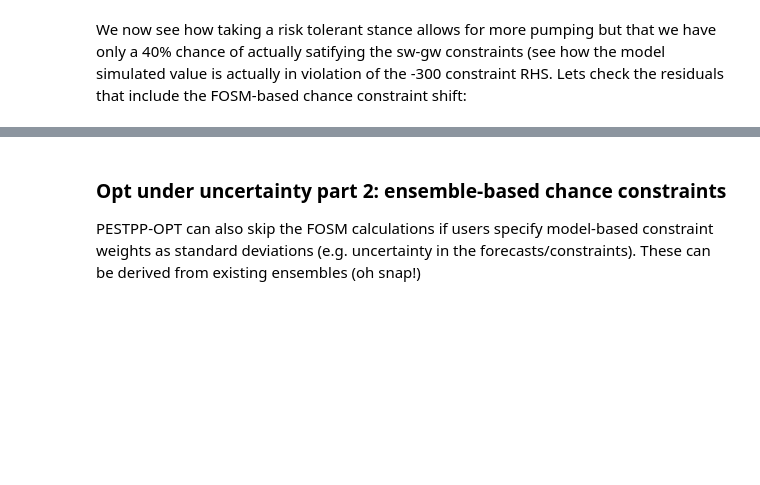
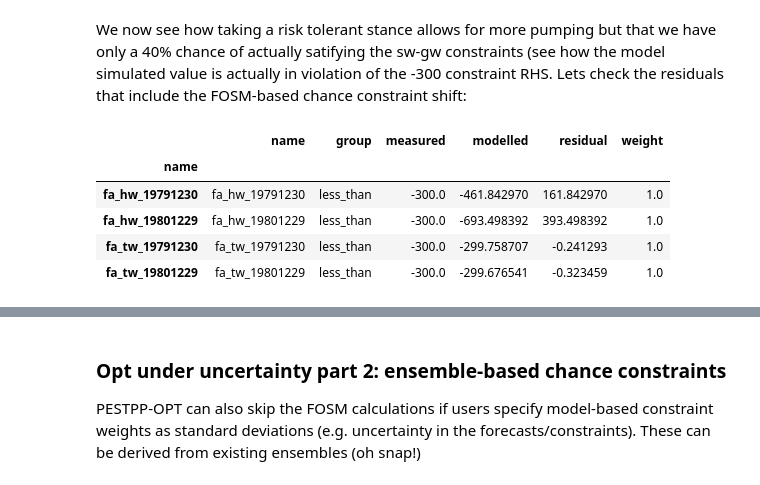
Before and after one commit to mnfienen/GW1876, a Jupyter notebook: activities_2day_mfm/notebooks/pestpp-opt.ipynb, the cells around one changed output, grey strips where cells are left out. Saved outputs shown, nothing was run; the diff lists cells and outputs as text; code cells hidden in the pictures; blank space fills up the shorter version.

```diff
--- a/activities_2day_mfm/notebooks/pestpp-opt.ipynb
+++ b/activities_2day_mfm/notebooks/pestpp-opt.ipynb
@@ -129,7 +245,14 @@ par_df.loc[dvg_pars,:]
 # %% [markdown]
 We now see how taking a risk tolerant stance allows for more pumping but that we have only a 40% chance of actually satifying the sw-gw constraints (see how the model simulated value is actually in violation of the -300 constraint RHS.  Lets check the residuals that include the FOSM-based chance constraint shift:
 # %%
-res_df = pyemu.pst_utils.read_resfile(os.path.join(m_d,"freyberg_opt_uu1.jcb.1.fosm.rei")).loc[pst.nnz_obs_names,:]
+res_df = pyemu.pst_utils.read_resfile(os.path.join(m_d,"freyberg_opt_uu1.1.sim+fosm.rei")).loc[pst.nnz_obs_names,:]
 res_df
+# %% [output]
+|  | name | group | measured | modelled | residual | weight |
+| name |  |  |  |  |  |  |
+| fa_hw_19791230 | fa_hw_19791230 | less_than | -300.0 | -461.842970 | 161.842970 | 1.0 |
+| fa_hw_19801229 | fa_hw_19801229 | less_than | -300.0 | -693.498392 | 393.498392 | 1.0 |
+| fa_tw_19791230 | fa_tw_19791230 | less_than | -300.0 | -299.758707 | -0.241293 | 1.0 |
+| fa_tw_19801229 | fa_tw_19801229 | less_than | -300.0 | -299.676541 | -0.323459 | 1.0 |
 # %%
 ax = pd.DataFrame({"native":pst.res.modelled,"fosm":res_df.modelled}).loc[pst.nnz_obs_names].plot(kind="bar")
```
Also changed, not shown: parts of 41 cells of this notebook, 17 other files.
